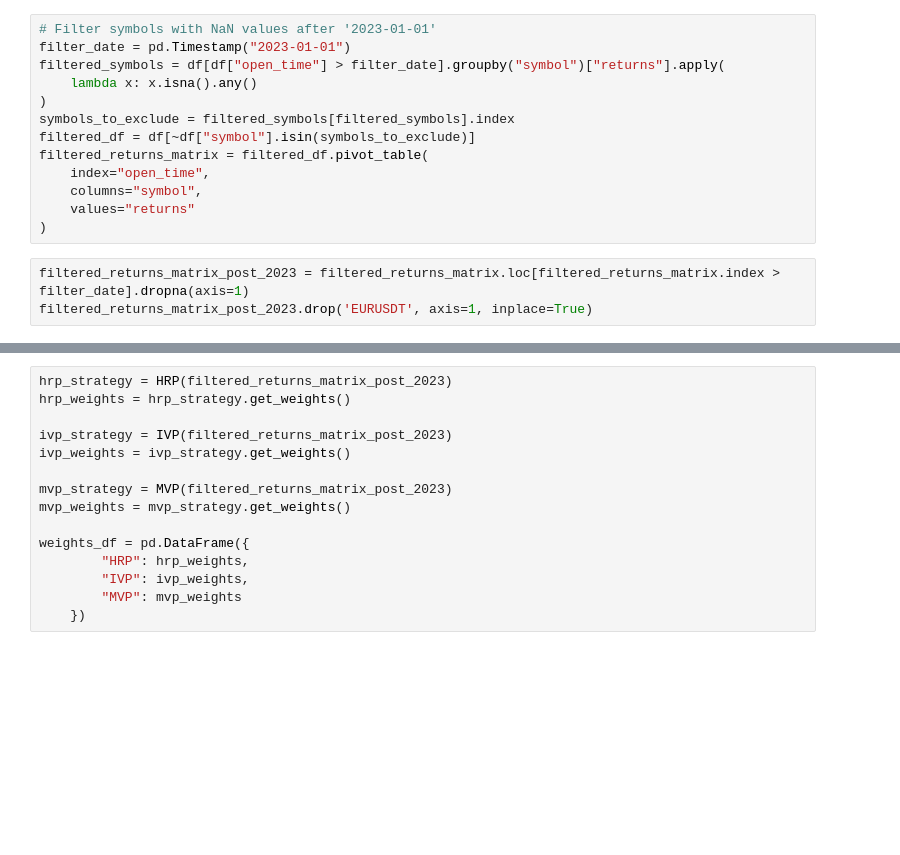
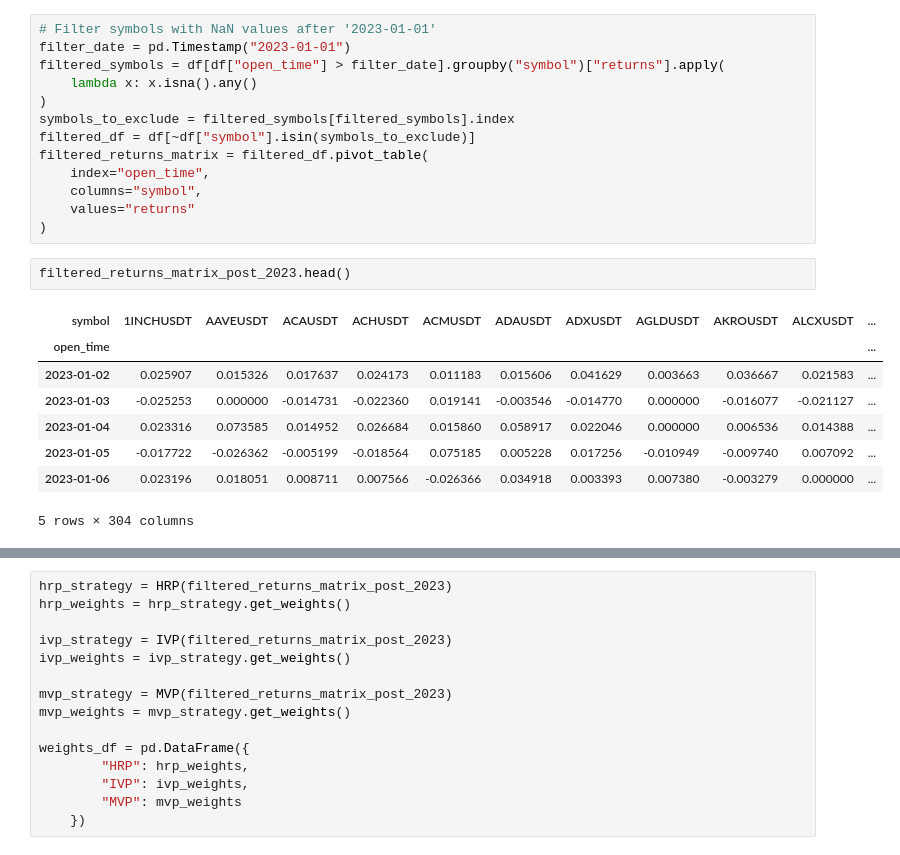
Before and after one commit to alanmatys/quant_ucema_final, a Jupyter notebook: notebooks/hrp.ipynb, the cells around one changed output, grey strips where cells are left out. Drawn from its saved outputs; the diff is of its cells as text; blank space fills up the shorter version.

```diff
--- a/notebooks/hrp.ipynb
+++ b/notebooks/hrp.ipynb
@@ -39,6 +42,14 @@ filtered_returns_matrix = filtered_df.pivot_table(
     columns="symbol",
     values="returns"
 )
-# %%
-filtered_returns_matrix_post_2023 = filtered_returns_matrix.loc[filtered_returns_matrix.index > filter_date].dropna(axis=1)
-filtered_returns_matrix_post_2023.drop('EURUSDT', axis=1, inplace=True)
+# %%
+filtered_returns_matrix_post_2023.head()
+# %% [output]
+| symbol | 1INCHUSDT | AAVEUSDT | ACAUSDT | ACHUSDT | ACMUSDT | ADAUSDT | ADXUSDT | AGLDUSDT | AKROUSDT | ALCXUSDT | ... |
+| open_time |  |  |  |  |  |  |  |  |  |  | ... |
+| 2023-01-02 | 0.025907 | 0.015326 | 0.017637 | 0.024173 | 0.011183 | 0.015606 | 0.041629 | 0.003663 | 0.036667 | 0.021583 | ... |
+| 2023-01-03 | -0.025253 | 0.000000 | -0.014731 | -0.022360 | 0.019141 | -0.003546 | -0.014770 | 0.000000 | -0.016077 | -0.021127 | ... |
+| 2023-01-04 | 0.023316 | 0.073585 | 0.014952 | 0.026684 | 0.015860 | 0.058917 | 0.022046 | 0.000000 | 0.006536 | 0.014388 | ... |
+| 2023-01-05 | -0.017722 | -0.026362 | -0.005199 | -0.018564 | 0.075185 | 0.005228 | 0.017256 | -0.010949 | -0.009740 | 0.007092 | ... |
+| 2023-01-06 | 0.023196 | 0.018051 | 0.008711 | 0.007566 | -0.026366 | 0.034918 | 0.003393 | 0.007380 | -0.003279 | 0.000000 | ... |
+5 rows × 304 columns
```
Also changed, not shown: parts of 5 cells of this notebook, 1 other file.
